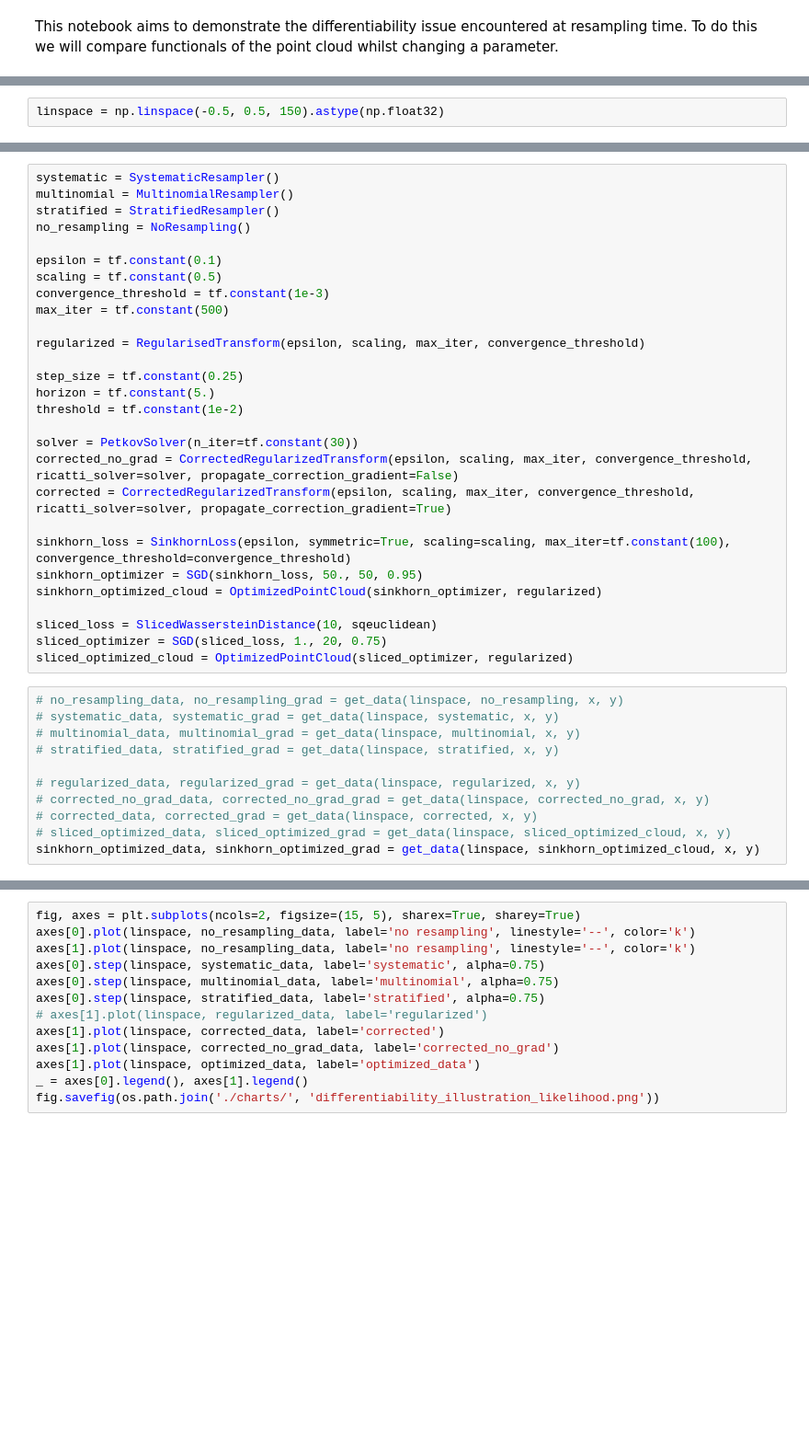
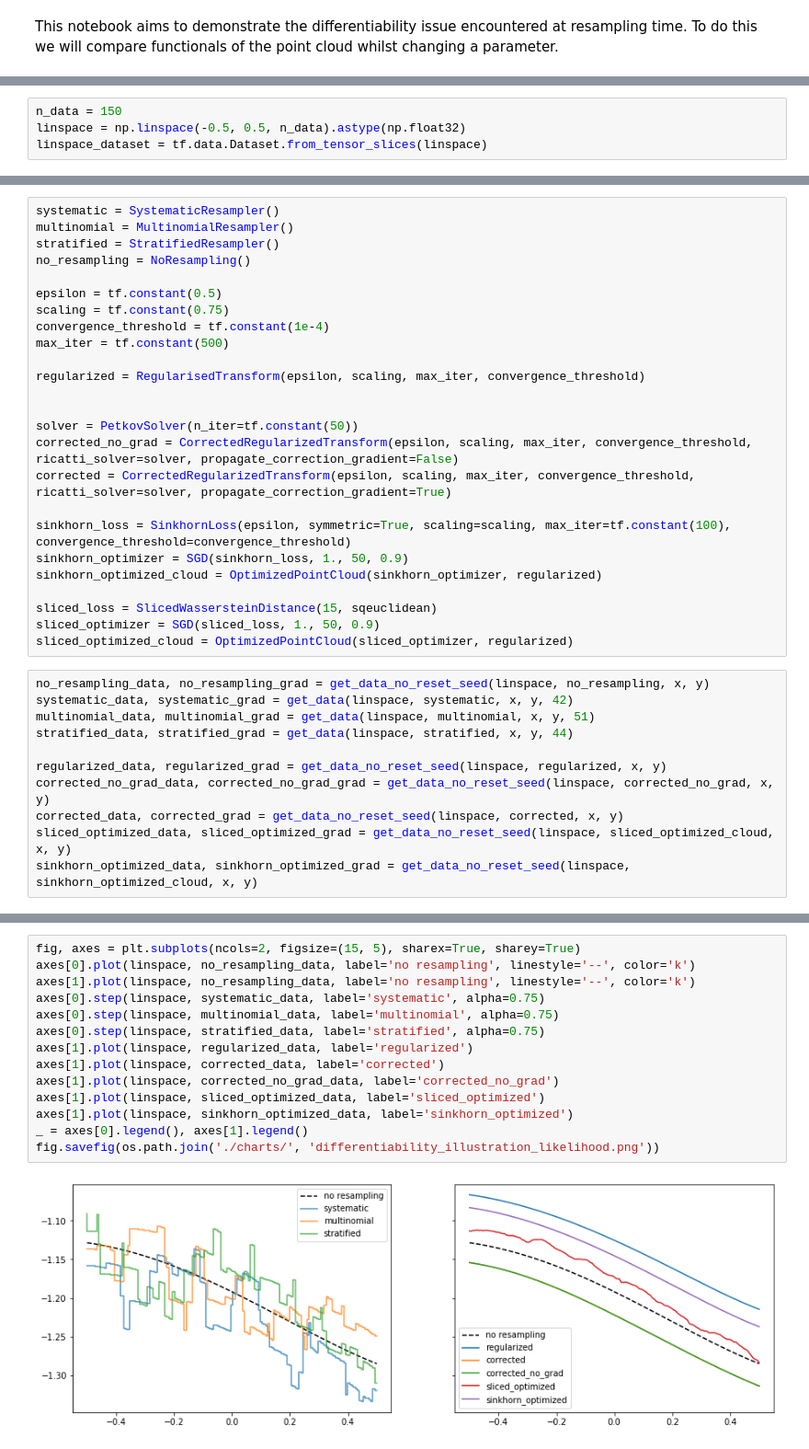
Before and after one commit to JTT94/filterflow, a Jupyter notebook: notebooks/examples/DifferentiabilityIllustration.ipynb, the cells around one changed output, grey strips where cells are left out. Shown at 92% size. Drawn from its saved outputs; the diff is of its cells as text; blank space fills up the shorter version.

```diff
--- a/notebooks/examples/DifferentiabilityIllustration.ipynb
+++ b/notebooks/examples/DifferentiabilityIllustration.ipynb
@@ -50,5 +46,7 @@ def log_likelihood(state, observation, resampler, seed=666):
     log_prob = rv.log_prob(observation-state.particles) + state.log_weights
     return tf.reduce_logsumexp(log_prob)
 # %%
-linspace = np.linspace(-0.5, 0.5, 150).astype(np.float32)
+n_data = 150
+linspace = np.linspace(-0.5, 0.5, n_data).astype(np.float32)
+linspace_dataset = tf.data.Dataset.from_tensor_slices(linspace)
 # %%
@@ -73,39 +100,36 @@ multinomial = MultinomialResampler()
 stratified = StratifiedResampler()
 no_resampling = NoResampling()
 
-epsilon = tf.constant(0.1)
-scaling = tf.constant(0.5)
-convergence_threshold = tf.constant(1e-3)
+epsilon = tf.constant(0.5)
+scaling = tf.constant(0.75)
+convergence_threshold = tf.constant(1e-4)
 max_iter = tf.constant(500)
 
 regularized = RegularisedTransform(epsilon, scaling, max_iter, convergence_threshold)
 
-step_size = tf.constant(0.25)
-horizon = tf.constant(5.)
-threshold = tf.constant(1e-2)
 
-solver = PetkovSolver(n_iter=tf.constant(30))
+solver = PetkovSolver(n_iter=tf.constant(50))
 corrected_no_grad = CorrectedRegularizedTransform(epsilon, scaling, max_iter, convergence_threshold, ricatti_solver=solver, propagate_correction_gradient=False)
 corrected = CorrectedRegularizedTransform(epsilon, scaling, max_iter, convergence_threshold, ricatti_solver=solver, propagate_correction_gradient=True)
 
 sinkhorn_loss = SinkhornLoss(epsilon, symmetric=True, scaling=scaling, max_iter=tf.constant(100), convergence_threshold=convergence_threshold)
-sinkhorn_optimizer = SGD(sinkhorn_loss, 50., 50, 0.95)
+sinkhorn_optimizer = SGD(sinkhorn_loss, 1., 50, 0.9)
 sinkhorn_optimized_cloud = OptimizedPointCloud(sinkhorn_optimizer, regularized)
 
-sliced_loss = SlicedWassersteinDistance(10, sqeuclidean)
-sliced_optimizer = SGD(sliced_loss, 1., 20, 0.75)
+sliced_loss = SlicedWassersteinDistance(15, sqeuclidean)
+sliced_optimizer = SGD(sliced_loss, 1., 50, 0.9)
 sliced_optimized_cloud = OptimizedPointCloud(sliced_optimizer, regularized)
 # %%
-# no_resampling_data, no_resampling_grad = get_data(linspace, no_resampling, x, y)
-# systematic_data, systematic_grad = get_data(linspace, systematic, x, y)
-# multinomial_data, multinomial_grad = get_data(linspace, multinomial, x, y)
-# stratified_data, stratified_grad = get_data(linspace, stratified, x, y)
+no_resampling_data, no_resampling_grad = get_data_no_reset_seed(linspace, no_resampling, x, y)
+systematic_data, systematic_grad = get_data(linspace, systematic, x, y, 42)
+multinomial_data, multinomial_grad = get_data(linspace, multinomial, x, y, 51)
+stratified_data, stratified_grad = get_data(linspace, stratified, x, y, 44)
 
-# regularized_data, regularized_grad = get_data(linspace, regularized, x, y)
-# corrected_no_grad_data, corrected_no_grad_grad = get_data(linspace, corrected_no_grad, x, y)
-# corrected_data, corrected_grad = get_data(linspace, corrected, x, y)
-# sliced_optimized_data, sliced_optimized_grad = get_data(linspace, sliced_optimized_cloud, x, y)
-sinkhorn_optimized_data, sinkhorn_optimized_grad = get_data(linspace, sinkhorn_optimized_cloud, x, y)
+regularized_data, regularized_grad = get_data_no_reset_seed(linspace, regularized, x, y)
+corrected_no_grad_data, corrected_no_grad_grad = get_data_no_reset_seed(linspace, corrected_no_grad, x, y)
+corrected_data, corrected_grad = get_data_no_reset_seed(linspace, corrected, x, y)
+sliced_optimized_data, sliced_optimized_grad = get_data_no_reset_seed(linspace, sliced_optimized_cloud, x, y)
+sinkhorn_optimized_data, sinkhorn_optimized_grad = get_data_no_reset_seed(linspace, sinkhorn_optimized_cloud, x, y)
 # %% [output]
 WARNING:tensorflow:From C:\ProgramData\Anaconda3\lib\site-packages\tensorflow_core\python\ops\linalg\linear_operator_diag.py:166: calling LinearOperator.__init__ (from tensorflow.python.ops.linalg.lin ...
 Instructions for updating:
@@ -161,16 +145,19 @@ loss [0.181053519]
 # %%
 fig, axes = plt.subplots(ncols=2, figsize=(15, 5), sharex=True, sharey=True)
 axes[0].plot(linspace, no_resampling_data, label='no resampling', linestyle='--', color='k')
 axes[1].plot(linspace, no_resampling_data, label='no resampling', linestyle='--', color='k')
 axes[0].step(linspace, systematic_data, label='systematic', alpha=0.75)
 axes[0].step(linspace, multinomial_data, label='multinomial', alpha=0.75)
 axes[0].step(linspace, stratified_data, label='stratified', alpha=0.75)
-# axes[1].plot(linspace, regularized_data, label='regularized')
+axes[1].plot(linspace, regularized_data, label='regularized')
 axes[1].plot(linspace, corrected_data, label='corrected')
 axes[1].plot(linspace, corrected_no_grad_data, label='corrected_no_grad')
-axes[1].plot(linspace, optimized_data, label='optimized_data')
+axes[1].plot(linspace, sliced_optimized_data, label='sliced_optimized')
+axes[1].plot(linspace, sinkhorn_optimized_data, label='sinkhorn_optimized')
 _ = axes[0].legend(), axes[1].legend()
 fig.savefig(os.path.join('./charts/', 'differentiability_illustration_likelihood.png'))
+# %% [output]
+[figure, added]
 # %%
 fig, axes = plt.subplots(ncols=2, figsize=(15, 5), sharex=True, sharey=False)
 axes[0].step(linspace, no_resampling_grad, label='no resampling', linestyle='--', color='k')
```
Also changed, not shown: parts of 6 cells of this notebook, 4 other files.
